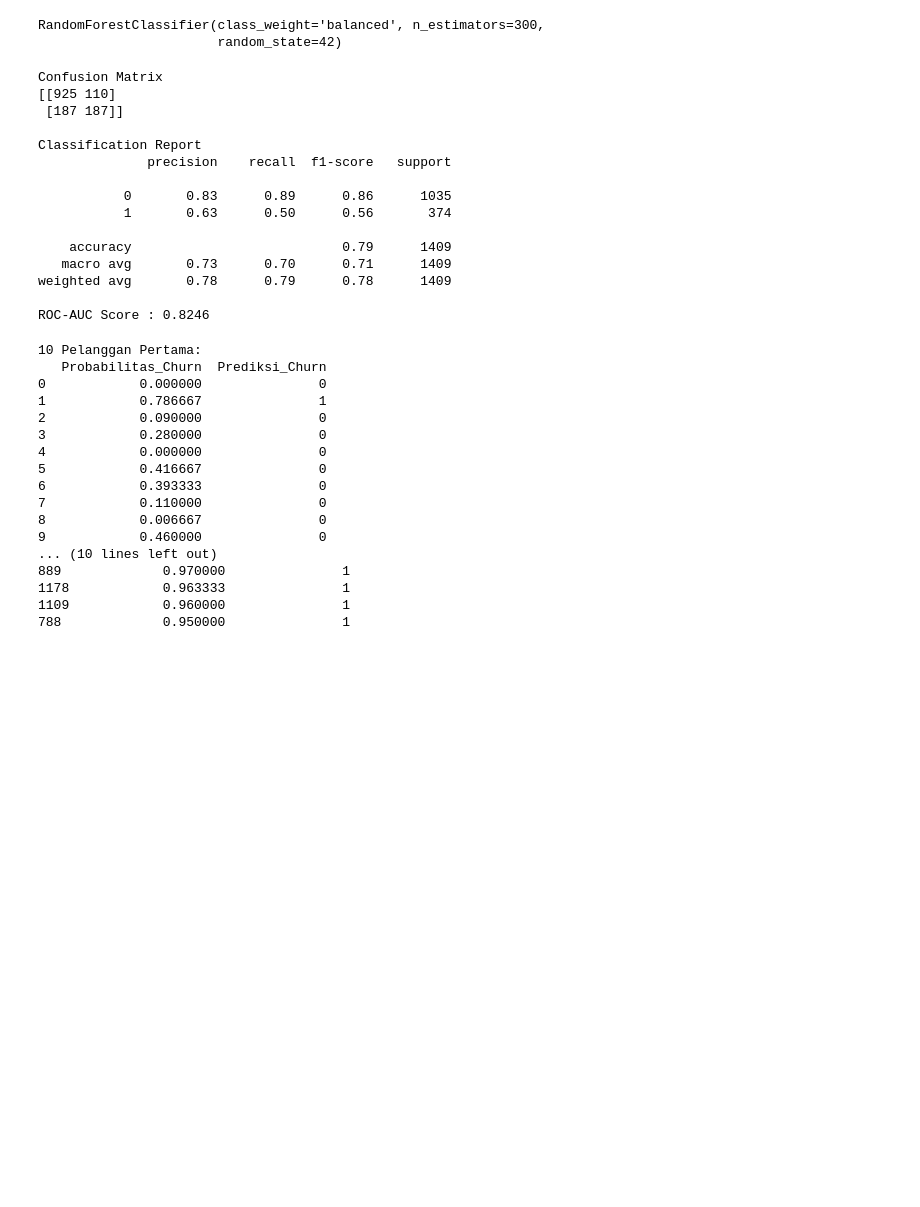
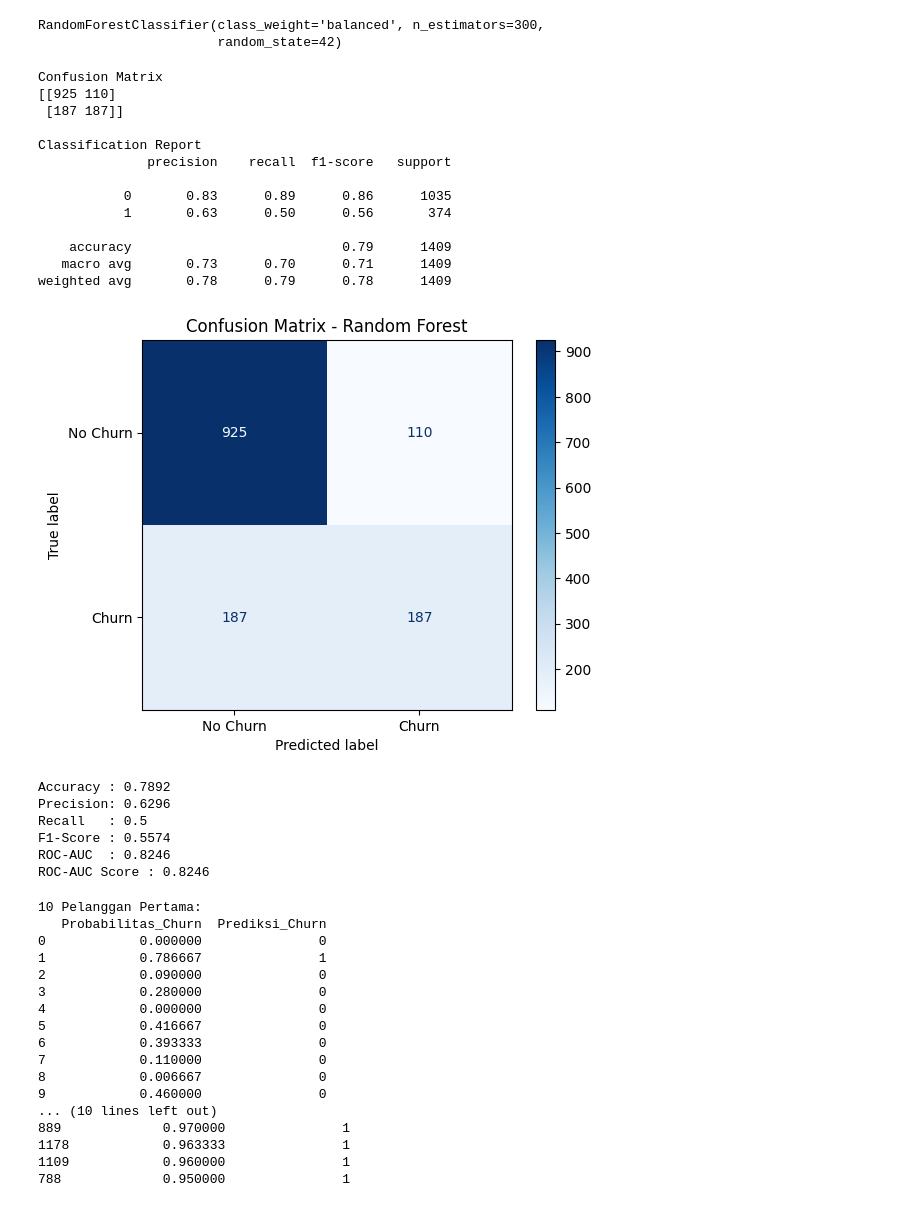
Before and after one commit to amallindask/data-science-2026, a Jupyter notebook: Pertemuan10_Amallinda_250401020003.ipynb, the cells around one changed output. Saved outputs shown, nothing was run; the diff lists cells and outputs as text; code cells hidden in the pictures; blank space fills up the shorter version.

```diff
--- a/Pertemuan10_Amallinda_250401020003.ipynb
+++ b/Pertemuan10_Amallinda_250401020003.ipynb
@@ -144,35 +144,67 @@ RandomForestClassifier(class_weight='balanced', n_estimators=300,
 # %%
 # ==========================================
 # Langkah 4 : Evaluasi
 # ==========================================
 
 y_pred = rf.predict(X_te)
 y_prob = rf.predict_proba(X_te)[:, 1]
 
 print("\nConfusion Matrix")
 print(confusion_matrix(y_te, y_pred))
 
 print("\nClassification Report")
 print(classification_report(y_te, y_pred))
 
+from sklearn.metrics import (
+    accuracy_score,
+    precision_score,
+    recall_score,
+    f1_score,
+    ConfusionMatrixDisplay
+)
+
+# Visualisasi Confusion Matrix
+ConfusionMatrixDisplay.from_predictions(
+    y_te,
+    y_pred,
+    display_labels=["No Churn", "Churn"],
+    cmap="Blues"
+)
+
+plt.title("Confusion Matrix - Random Forest")
+plt.show()
+
+# Menampilkan metrik evaluasi
+print("Accuracy :", round(accuracy_score(y_te, y_pred),4))
+print("Precision:", round(precision_score(y_te, y_pred),4))
+print("Recall   :", round(recall_score(y_te, y_pred),4))
+print("F1-Score :", round(f1_score(y_te, y_pred),4))
+
+print("ROC-AUC  :", round(roc_auc_score(y_te, y_prob),4))
+
 roc_auc = roc_auc_score(y_te, y_prob)
 print("ROC-AUC Score :", round(roc_auc, 4))
 # %% [output]
 Confusion Matrix
 [[925 110]
  [187 187]]
 
 Classification Report
               precision    recall  f1-score   support
 
            0       0.83      0.89      0.86      1035
            1       0.63      0.50      0.56       374
 
     accuracy                           0.79      1409
    macro avg       0.73      0.70      0.71      1409
 weighted avg       0.78      0.79      0.78      1409
-
-ROC-AUC Score : 0.8246
+[figure, added]
+Accuracy : 0.7892
+Precision: 0.6296
+Recall   : 0.5
+F1-Score : 0.5574
+ROC-AUC  : 0.8246
+ROC-AUC Score : 0.8246
 # %%
 # ==========================================
 # Langkah 5 : Prediksi Probabilitas Churn
```
Also changed, not shown: parts of 2 cells of this notebook.
